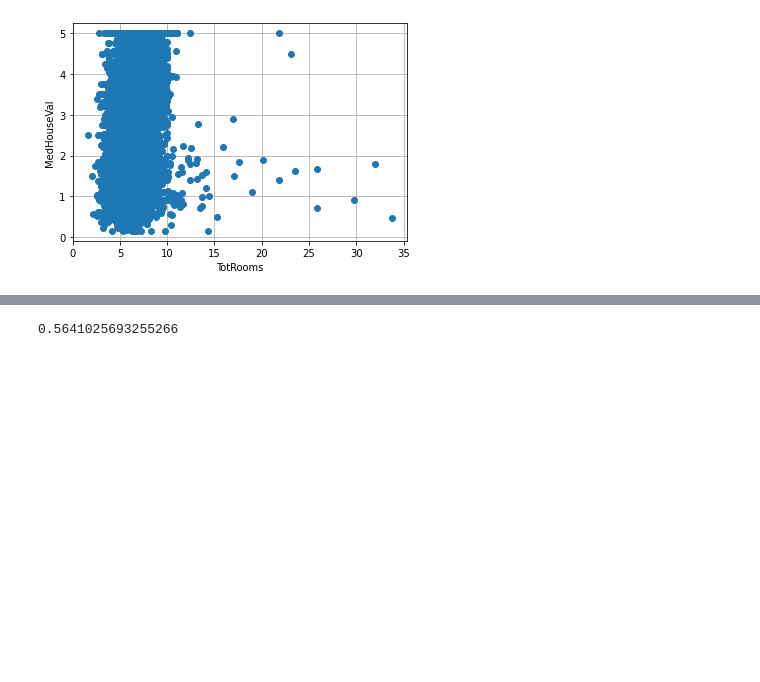
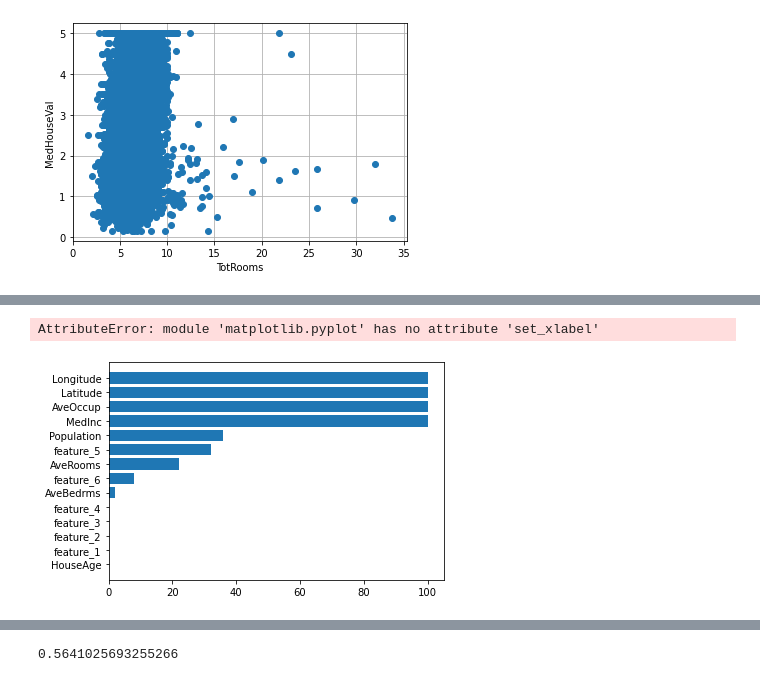
Before and after one commit to Analytics-Data-Science-and-Tech/Analytics_Data_Science, a Jupyter notebook: Tabular-Playground-Series/Tabular-Playground-Jan-2023/Ep1/Feature_Engineering.ipynb, the cells around one changed output, grey strips where cells are left out. Cells and saved outputs as stored; diff of their text form; code cells hidden in the pictures; blank space fills up the shorter version.

```diff
--- a/Tabular-Playground-Series/Tabular-Playground-Jan-2023/Ep1/Feature_Engineering.ipynb
+++ b/Tabular-Playground-Series/Tabular-Playground-Jan-2023/Ep1/Feature_Engineering.ipynb
@@ -164,6 +164,41 @@ train.head()
 | 2 | 2 | 4.7750 | 27.0 | 6.535604 | 1.103175 | 1061.0 | 2.464602 | 34.71 | -120.45 | ... |
 | 3 | 3 | 2.4138 | 16.0 | 3.350203 | 0.965432 | 1255.0 | 2.089286 | 32.66 | -117.09 | ... |
 | 4 | 4 | 3.7500 | 52.0 | 4.284404 | 1.069246 | 1793.0 | 1.604790 | 37.80 | -122.41 | ... |
+# %%
+from tqdm import tqdm
+from sklearn.feature_selection import RFE
+
+## Defining the input and target variables
+X = train.drop(columns = ['id', 'MedHouseVal'], axis = 1)
+Y = train['MedHouseVal']
+
+## Defining empty list to store results
+lightgbm_support= list()
+
+## Repeating steps 50 times:
+for i in tqdm(range(0, 50)):
+
+    ## Splitting the data
+    X_train, X_test, Y_train, Y_test = train_test_split(X, Y, test_size = 0.2)
+
+    ## Runing RFE (recursive feature elimination) with LightGBM as the base algorithm
+    ## (with n_features_to_select = 5)
+    lightgbm_rfe = RFE(estimator = LGBMRegressor(), n_features_to_select = 5).fit(X_train, Y_train)
+
+    ## Appending the features to be selected
+    lightgbm_support.append(lightgbm_rfe.support_)
+
+lightgbm_support = pd.DataFrame(lightgbm_support, columns = X.columns)
+lightgbm_support = 100 * lightgbm_support.apply(np.sum, axis = 0) / lightgbm_support.shape[0]
+lightgbm_support = lightgbm_support.sort_values(ascending = True)
+
+
+plt.barh(lightgbm_support.index, lightgbm_support.values)
+plt.xlabel('Feature Selection Percentage')
+plt.title('LightGBM');
+# %% [output]
+AttributeError: module 'matplotlib.pyplot' has no attribute 'set_xlabel'
+[figure, added]
 # %%
 X = train.drop(columns = ['id', 'MedHouseVal'], axis = 1)
 Y = train['MedHouseVal']
```
Also changed, not shown: parts of 2 cells of this notebook.
